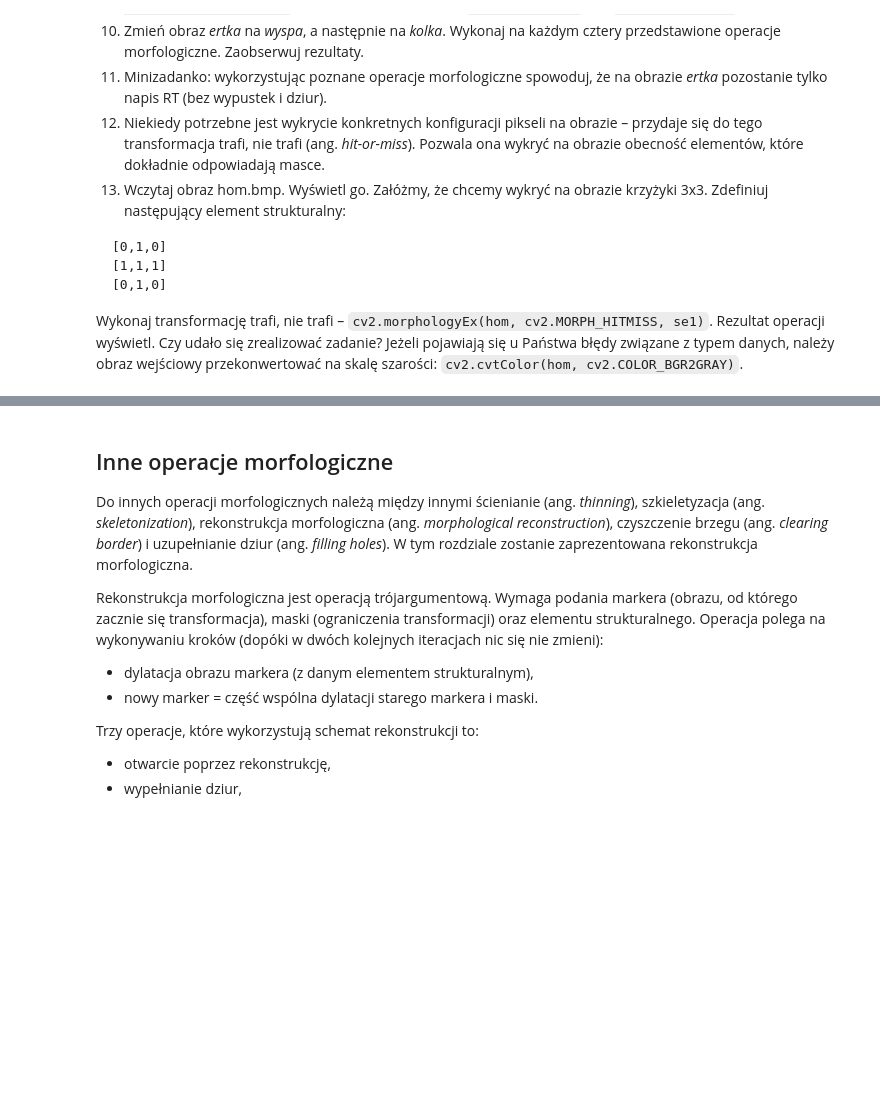
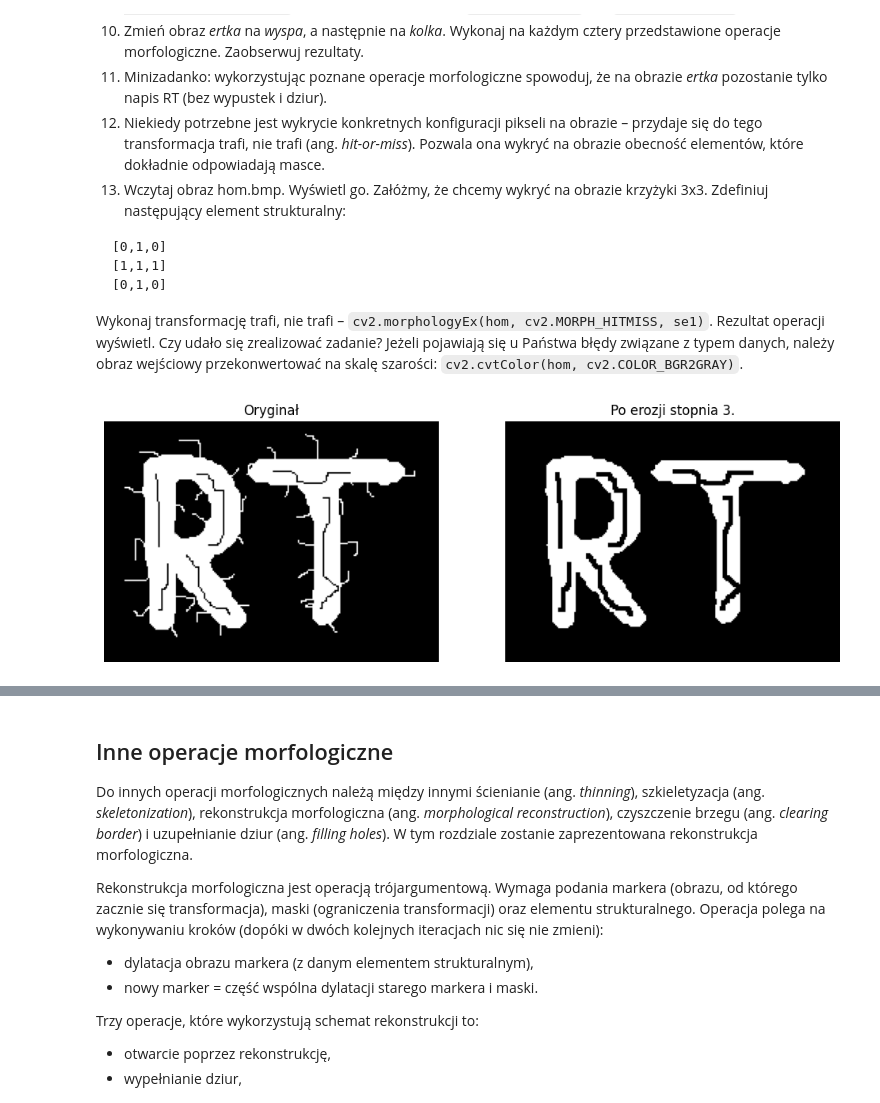
Before and after one commit to DziqG2NK/Wstep-do-cyfrowego-przetwarzania-obrazow, a Jupyter notebook: zajecia_7/10_morphology.ipynb, the cells around one changed output, grey strips where cells are left out. Drawn from its saved outputs; the diff is of its cells as text; code cells hidden in the pictures; blank space fills up the shorter version.

```diff
--- a/zajecia_7/10_morphology.ipynb
+++ b/zajecia_7/10_morphology.ipynb
@@ -89,0 +88,37 @@ ertka = cv2.imread("ertka.bmp", cv2.IMREAD_GRAYSCALE)
+# %%
+def plots(columns=3, **kwargs):
+
+    n = len(kwargs)
+    fig, axes = plt.subplots(((n - 1) // columns) + 1, np.min([columns, n]))
+    fig.set_size_inches(np.min([n * 6, columns * 6]), (((n - 1) // columns) + 1) * 8)
+    i = 0
+
+    for key, image in kwargs.items():
+        if n <= columns:
+            axes[i].imshow(image, "gray")
+            axes[i].axis("off")
+            axes[i].set_title(key)
+        elif n > columns:
+            axes[i // columns, i % columns].imshow(image, "gray")
+            axes[i // columns, i % columns].set_title(key)
+        i += 1
+
+    for ax in axes.flat:
+        ax.axis("off")
+
+    plt.show()
+# %%
+# Zadania 1 - 3
+
+ertka = cv2.imread("ertka.bmp", cv2.IMREAD_GRAYSCALE)
+kernel = np.ones((3,3))
+ertka_eroded = cv2.erode(src=ertka, kernel=kernel)
+
+images = {}
+
+images["Oryginał"] = ertka
+images["Po erozji stopnia 3."] = ertka_eroded
+
+plots(**images)
+# %% [output]
+[figure, added]
```
Also changed, not shown: parts of 10 cells of this notebook.
